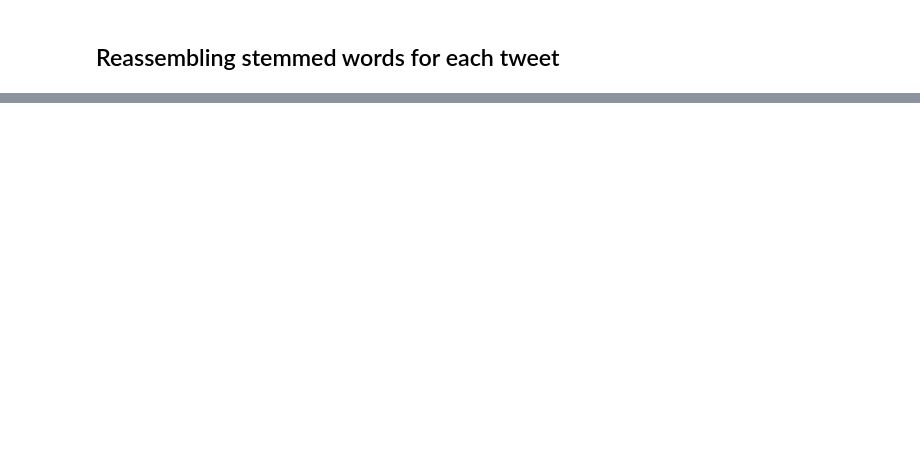
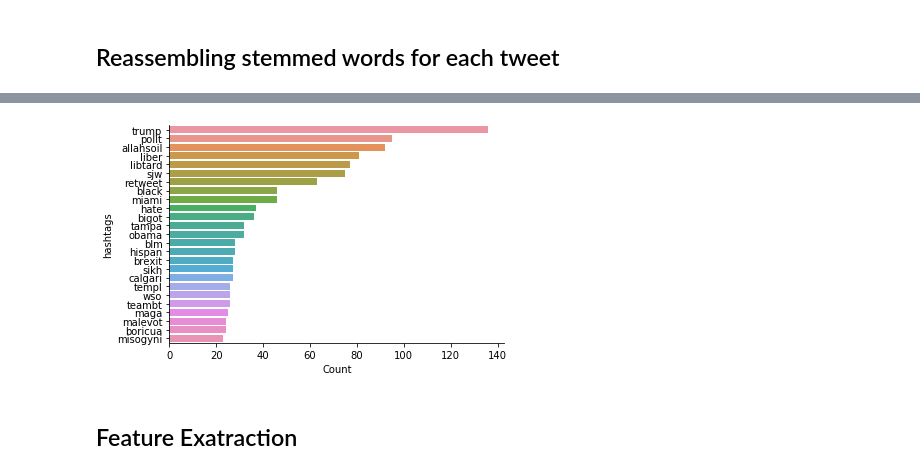
Before and after one commit to beggginner/Sentiment-Analysis, a Jupyter notebook: SENTIMENT ANALYSIS.ipynb, the cells around one changed output, grey strips where cells are left out. Saved outputs shown, nothing was run; the diff lists cells and outputs as text; code cells hidden in the pictures; blank space fills up the shorter version.

Commit message:
Data Preprocessing done
Feature selection tin queue

```diff
--- a/SENTIMENT ANALYSIS.ipynb
+++ b/SENTIMENT ANALYSIS.ipynb
@@ -165,0 +248,3 @@ data.head()
+# %%
+negative_hashtags = extract_hashtags(data['filtered_tweets'][data['label']==1])
+negative_hashtags
@@ -165,0 +269,4 @@ data.head()
+# %%
+#unnesting the lists
+negative_tags=sum(negative_hashtags,[])
+negative_tags
@@ -165,0 +298,3 @@ data.head()
+# %%
+negative_hashtags_count = nltk.FreqDist(negative_tags)
+negative_hashtags_count
@@ -165,0 +305,3 @@ data.head()
+# %%
+negative_dataframe = pd.DataFrame({'hashtags':list(negative_hashtags_count.keys()),'Count':list(negative_hashtags_count.values())})
+negative_dataframe
@@ -165,0 +322,8 @@ data.head()
+# %%
+negative_hashtags_plot = negative_dataframe.nlargest(25,columns='Count')
+sns.barplot(data=negative_hashtags_plot,y='hashtags',x='Count')
+sns.despine()
+# %% [output]
+[figure, added]
+# %% [markdown]
+## Feature Exatraction
```
Also changed, not shown: parts of 19 cells of this notebook.
